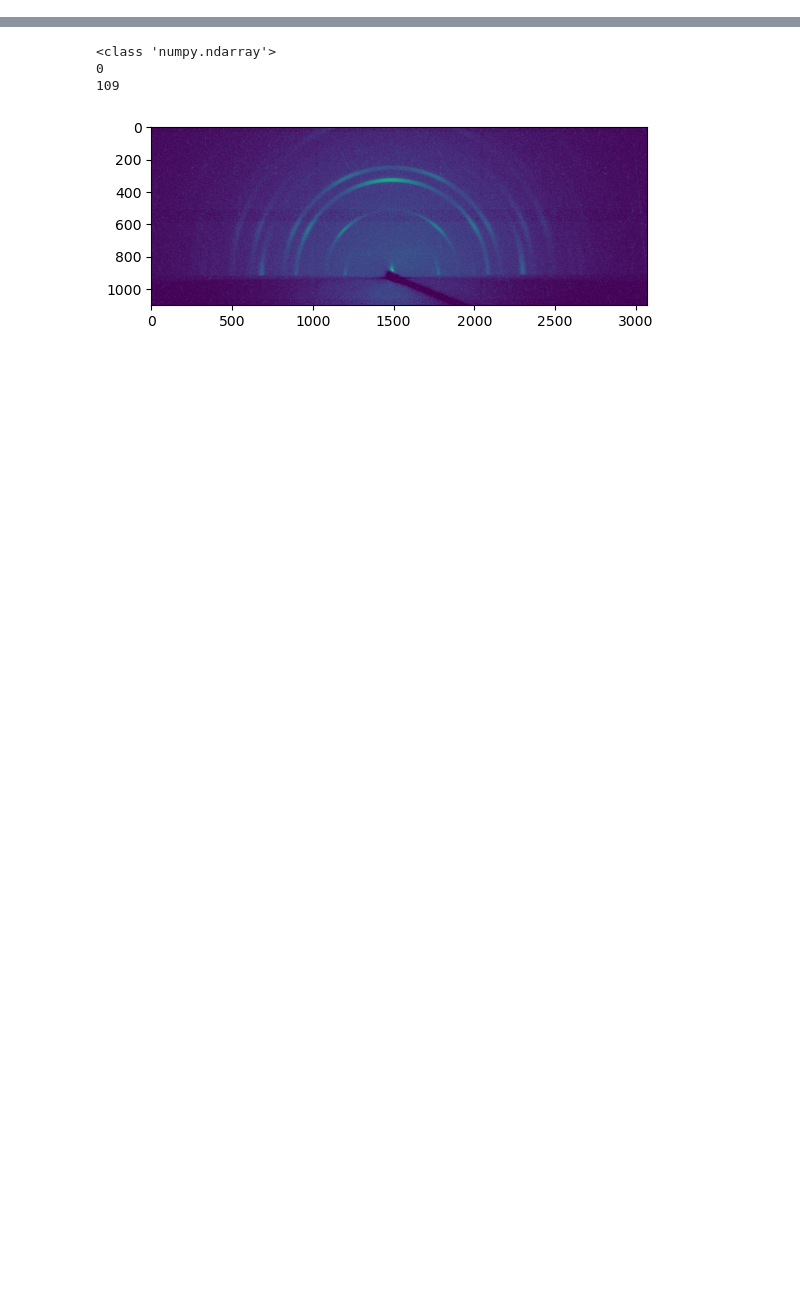
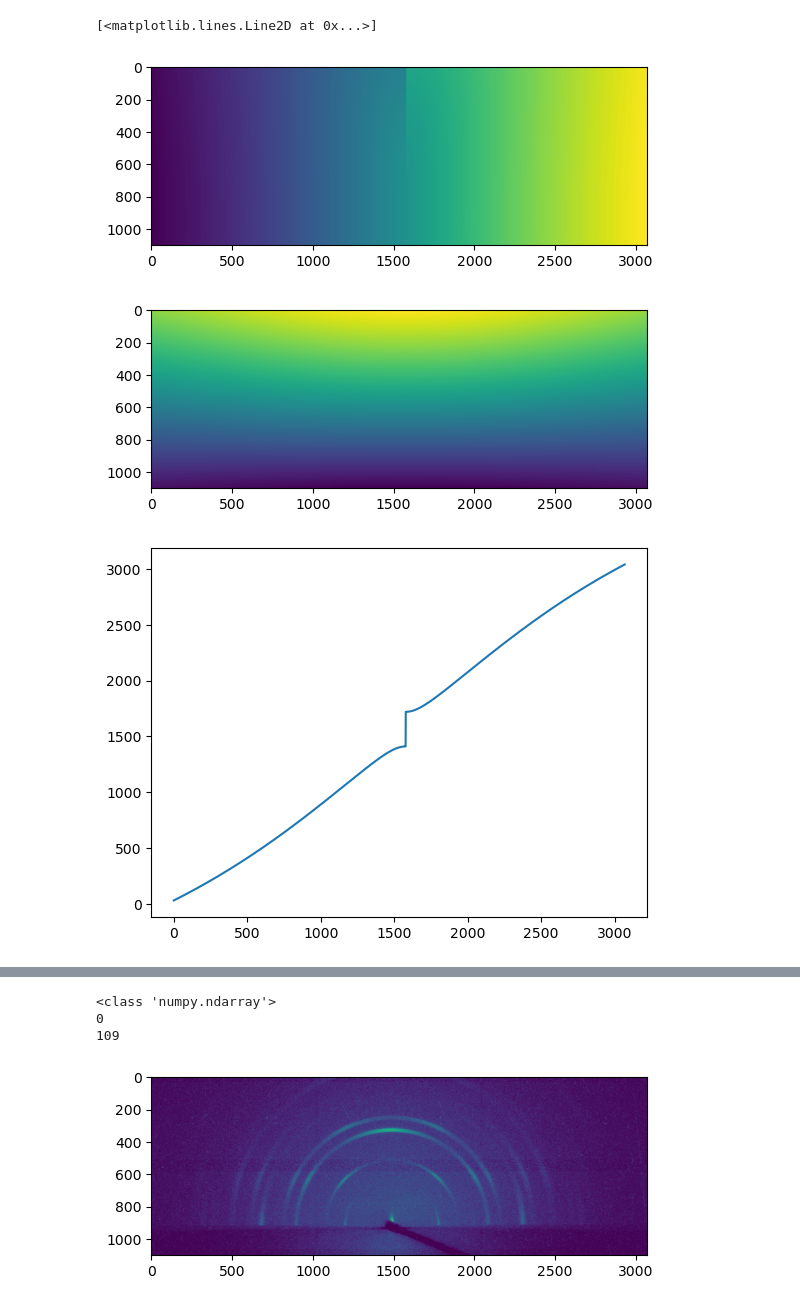
Before and after one commit to ttortorici/GIWAXS, a Jupyter notebook: transform.ipynb, the cells around one changed output, grey strips where cells are left out. Drawn from its saved outputs; the diff is of its cells as text; code cells hidden in the pictures; blank space fills up the shorter version.

```diff
--- a/transform.ipynb
+++ b/transform.ipynb
@@ -37,0 +109,14 @@ C:\Users\Teddy\OneDrive - UCB-O365\Rogerslab3\Teddy\TPP Films\BTB-TPP\2024 Film
+# %%
+plt.figure()
+plt.imshow(qx_rescale)
+plt.figure()
+plt.imshow(qz_rescale)
+plt.figure()
+plt.plot(qx_rescale[200, :])
+plt.figure()
+plt.plot(qz_rescale[200, :])
+# %% [output]
+[<matplotlib.lines.Line2D at 0x...>]
+[figure, added]
+[figure, added]
+[figure, added]
```
Also changed, not shown: parts of 19 cells of this notebook, 16 other files.
